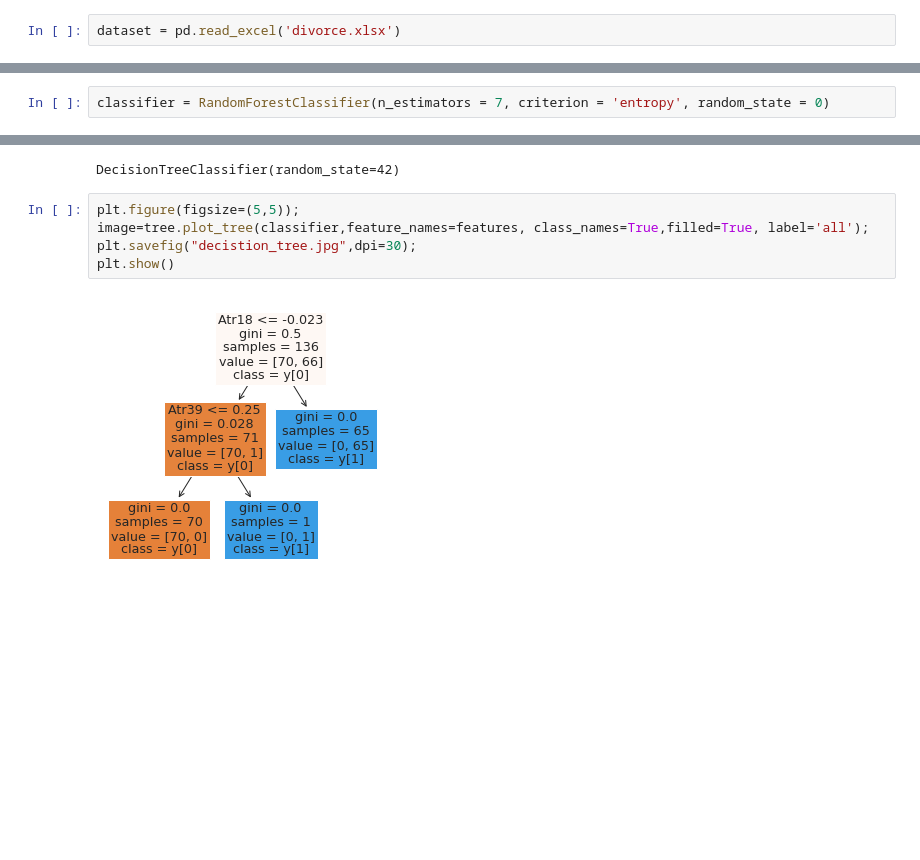
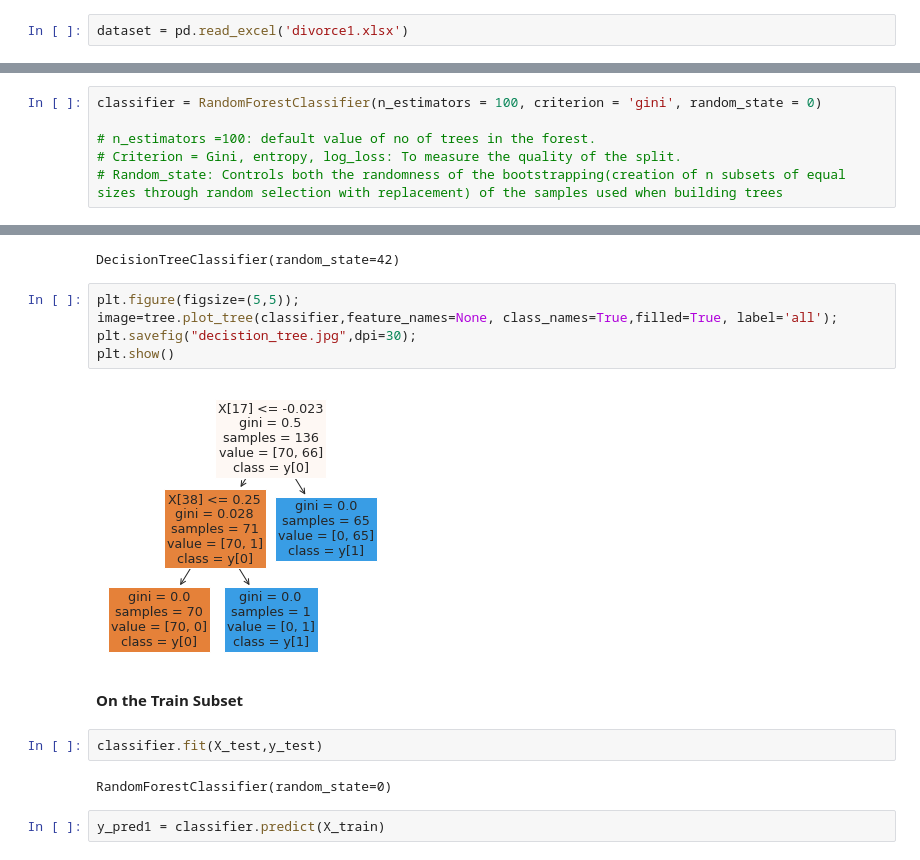
Before and after one commit to jan-of-us/OOP_22_AI_NN, a Jupyter notebook: OOPDivorce.ipynb, the cells around one changed output, grey strips where cells are left out. Cells and saved outputs as stored; diff of their text form; blank space fills up the shorter version.

Commit message:
Add files via upload
Added percentages of classes and Confusion matrix, Accuracy & Tree on the Train subset

```diff
--- a/OOPDivorce.ipynb
+++ b/OOPDivorce.ipynb
@@ -5,7 +5,7 @@ import matplotlib.pyplot as plt
 # %%
 #Importing the dataset
 # %%
-dataset = pd.read_excel('divorce.xlsx')
+dataset = pd.read_excel('divorce1.xlsx')
 # %% [markdown]
 __View the Dataset__
 # %%
@@ -120,7 +135,11 @@ X_test = sc.transform(X_test)
 # %%
 from sklearn.ensemble import RandomForestClassifier
 # %%
-classifier = RandomForestClassifier(n_estimators = 7, criterion = 'entropy', random_state = 0)
+classifier = RandomForestClassifier(n_estimators = 100, criterion = 'gini', random_state = 0)
+
+# n_estimators =100: default value of no of trees in the forest.
+# Criterion = Gini, entropy, log_loss: To measure the quality of the split.
+# Random_state: Controls both the randomness of the bootstrapping(creation of n subsets of equal sizes through random selection with replacement) of the samples used when building trees
 # %%
 classifier.fit(X_train,y_train)
 # %% [output]
@@ -200,8 +211,16 @@ classifier.fit(X_train,y_train)
 DecisionTreeClassifier(random_state=42)
 # %%
 plt.figure(figsize=(5,5));
-image=tree.plot_tree(classifier,feature_names=features, class_names=True,filled=True, label='all');
+image=tree.plot_tree(classifier,feature_names=None, class_names=True,filled=True, label='all');
 plt.savefig("decistion_tree.jpg",dpi=30);
 plt.show()
 # %% [output]
-[figure, old version]
+[figure, new version]
+# %% [markdown]
+__On the Train Subset__
+# %%
+classifier.fit(X_test,y_test)
+# %% [output]
+RandomForestClassifier(random_state=0)
+# %%
+y_pred1 = classifier.predict(X_train)
```
Also changed, not shown: parts of 30 cells of this notebook.
